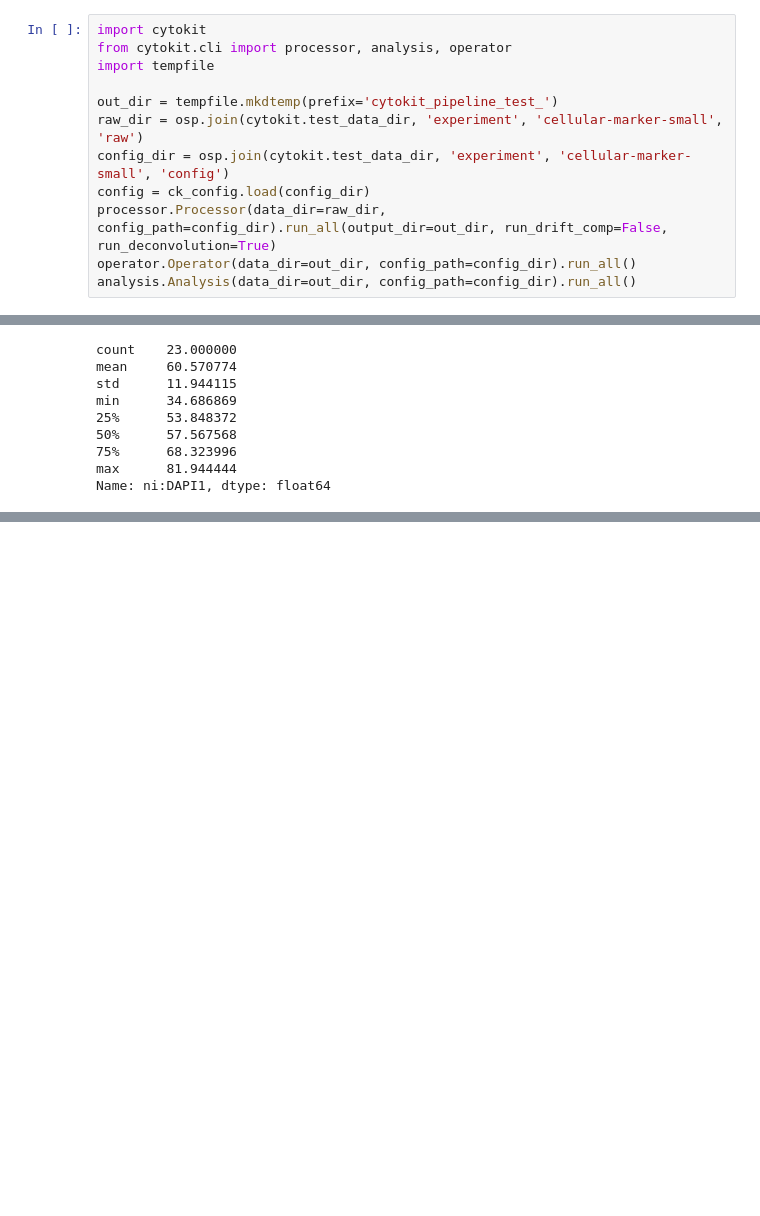
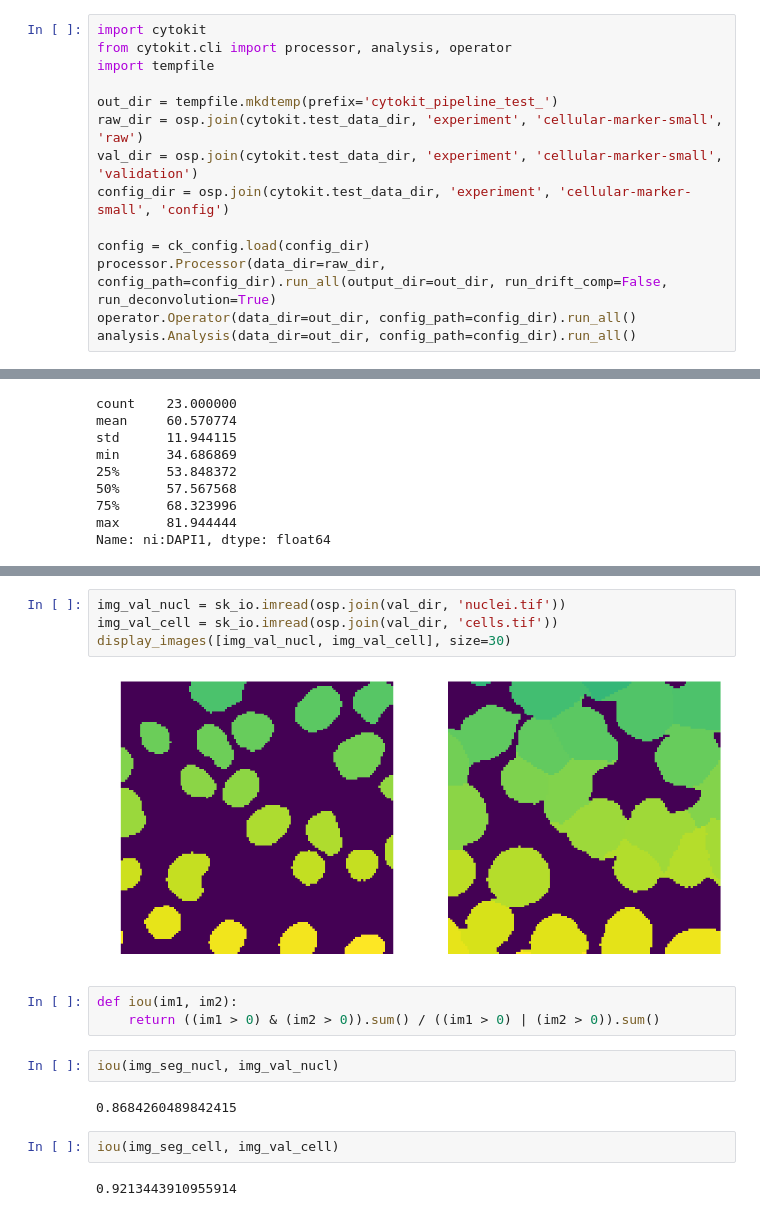
Before and after one commit to hammerlab/cytokit, a Jupyter notebook: python/notebooks/simulation/experiment_generator_02.ipynb, the cells around one changed output, grey strips where cells are left out. Drawn from its saved outputs; the diff is of its cells as text; blank space fills up the shorter version.

Commit message:
Adding segmentation IoU check to pipeline test

```diff
--- a/python/notebooks/simulation/experiment_generator_02.ipynb
+++ b/python/notebooks/simulation/experiment_generator_02.ipynb
@@ -220,7 +237,9 @@ import tempfile
 
 out_dir = tempfile.mkdtemp(prefix='cytokit_pipeline_test_')
 raw_dir = osp.join(cytokit.test_data_dir, 'experiment', 'cellular-marker-small', 'raw')
+val_dir = osp.join(cytokit.test_data_dir, 'experiment', 'cellular-marker-small', 'validation')
 config_dir = osp.join(cytokit.test_data_dir, 'experiment', 'cellular-marker-small', 'config')
+
 config = ck_config.load(config_dir)
 processor.Processor(data_dir=raw_dir, config_path=config_dir).run_all(output_dir=out_dir, run_drift_comp=False, run_deconvolution=True)
 operator.Operator(data_dir=out_dir, config_path=config_dir).run_all()
@@ -324,0 +356,17 @@ config.deconvolution_params['scale_factor']
+# %%
+img_val_nucl = sk_io.imread(osp.join(val_dir, 'nuclei.tif'))
+img_val_cell = sk_io.imread(osp.join(val_dir, 'cells.tif'))
+display_images([img_val_nucl, img_val_cell], size=30)
+# %% [output]
+[figure, added]
+# %%
+def iou(im1, im2):
+    return ((im1 > 0) & (im2 > 0)).sum() / ((im1 > 0) | (im2 > 0)).sum()
+# %%
+iou(img_seg_nucl, img_val_nucl)
+# %% [output]
+0.8684260489842415
+# %%
+iou(img_seg_cell, img_val_cell)
+# %% [output]
+0.9213443910955914
```
Also changed, not shown: parts of 12 cells of this notebook, 18 other files.
